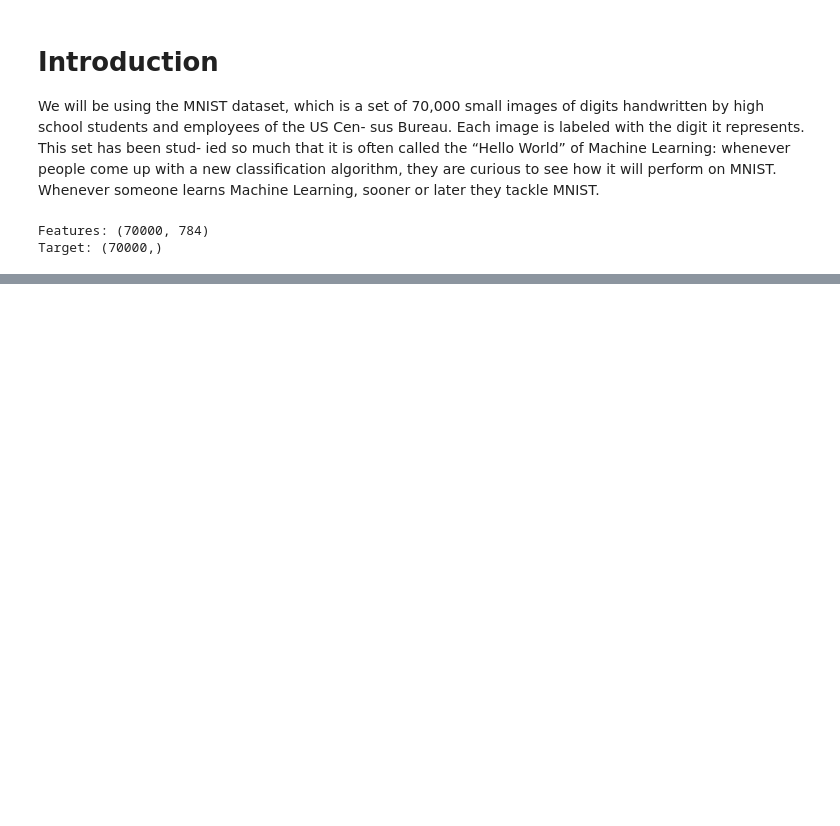
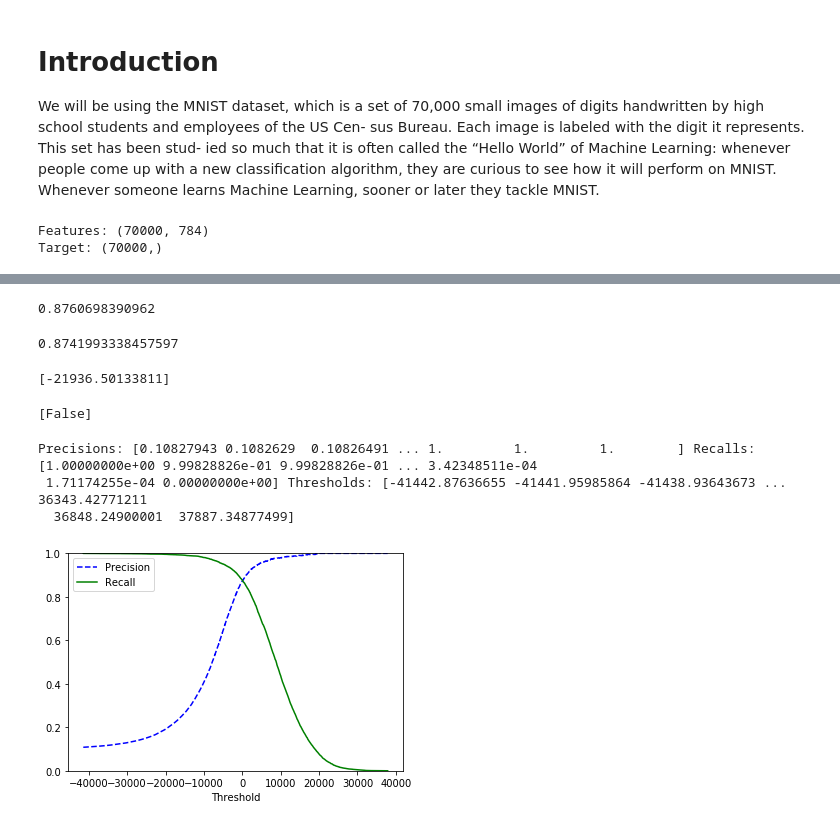
Before and after one commit to sanatanonline/pynb-codes, a Jupyter notebook: src/MNIST Classification.ipynb, the cells around one changed output, grey strips where cells are left out. Drawn from its saved outputs; the diff is of its cells as text; code cells hidden in the pictures; blank space fills up the shorter version.

```diff
--- a/src/MNIST Classification.ipynb
+++ b/src/MNIST Classification.ipynb
@@ -62,0 +169,46 @@ ValueError: The number of classes has to be greater than one; got 1 class
+# %%
+'''Recall Score'''
+recall_score(y_train_4, y_train_pred)
+# %% [output]
+0.8760698390962
+# %%
+'''F1 Score'''
+f1_score(y_train_4, y_train_pred)
+# %% [output]
+0.8741993338457597
+# %%
+'''Decision Function'''
+y_scores = sgd_clf.decision_function([some_digit])
+print(y_scores)
+# %% [output]
+[-21936.50133811]
+# %%
+'''Set the threshold'''
+threshold = 0
+y_some_digit_pred = (y_scores > threshold)
+print(y_some_digit_pred)
+# %% [output]
+[False]
+# %%
+'''Compute the threshold'''
+y_scores = cross_val_predict(sgd_clf, X_train, y_train_4, cv=3, method="decision_function")
+precisions, recalls, thresholds = precision_recall_curve(y_train_4, y_scores)
+print("Precisions:", precisions, "Recalls:", recalls, "Thresholds:", thresholds)
+# %% [output]
+Precisions: [0.10827943 0.1082629  0.10826491 ... 1.         1.         1.        ] Recalls: [1.00000000e+00 9.99828826e-01 9.99828826e-01 ... 3.42348511e-04
+ 1.71174255e-04 0.00000000e+00] Thresholds: [-41442.87636655 -41441.95985864 -41438.93643673 ...  36343.42771211
+  36848.24900001  37887.34877499]
+# %%
+'''Plot precision and recall as functions of the threshold value using Matplotlib'''
+def plot_precision_recall_vs_threshold(precisions, recalls, thresholds):
+    plt.plot(thresholds, precisions[:-1], "b--", label="Precision")
+    plt.plot(thresholds, recalls[:-1], "g-", label="Recall")
+    plt.xlabel("Threshold")
+    plt.legend(loc="upper left")
+    plt.ylim([0, 1])
+
+
+plot_precision_recall_vs_threshold(precisions, recalls, thresholds)
+plt.show()
+# %% [output]
+[figure, added]
```
Also changed, not shown: parts of 33 cells of this notebook.
